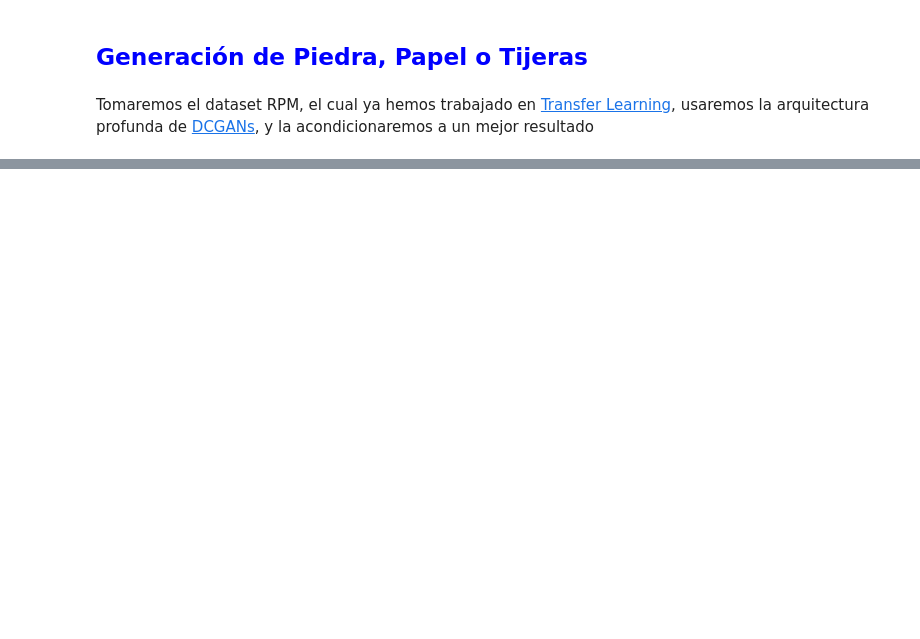
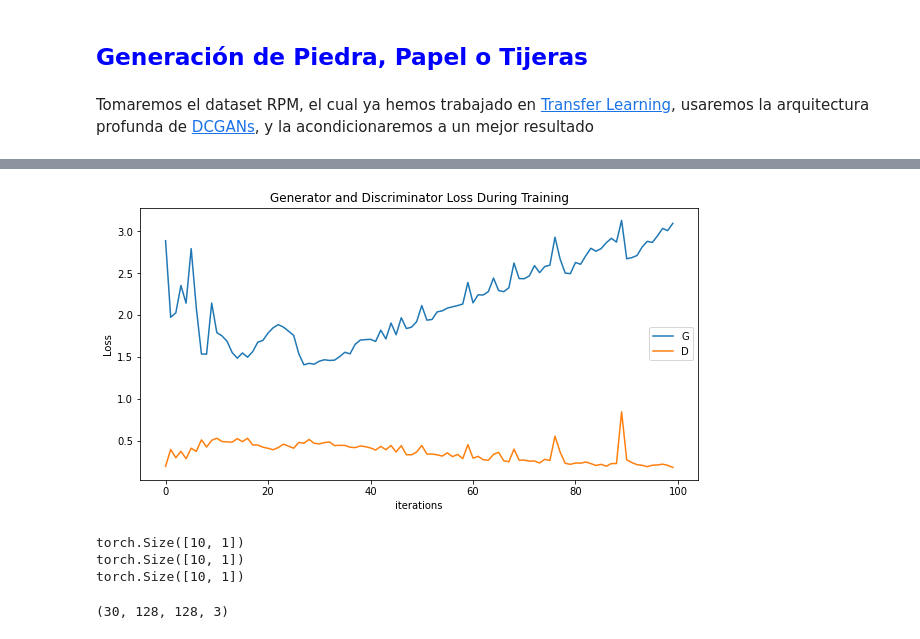
Before and after one commit to AprendizajeProfundo/Diplomado-Avanzado, a Jupyter notebook: Visión Artificial/Cuadernos/GAN_condicional.ipynb, the cells around one changed output, grey strips where cells are left out. Saved outputs shown, nothing was run; the diff lists cells and outputs as text; code cells hidden in the pictures; blank space fills up the shorter version.

```diff
--- a/Visión Artificial/Cuadernos/GAN_condicional.ipynb
+++ b/Visión Artificial/Cuadernos/GAN_condicional.ipynb
@@ -92,0 +286,14 @@ zip_ref.close()
+# %%
+adversarial_loss = nn.BCELoss()
+# %%
+def generator_loss(fake_output, label):
+    gen_loss = adversarial_loss(fake_output, label)
+    return gen_loss
+# %%
+def discriminator_loss(output, label):
+    disc_loss = adversarial_loss(output, label)
+    return disc_loss
+# %%
+learning_rate = 0.0002
+G_optimizer = optim.Adam(generator.parameters(), lr = learning_rate, betas=(0.5, 0.999))
+D_optimizer = optim.Adam(discriminator.parameters(), lr = learning_rate, betas=(0.5, 0.999))
@@ -92,0 +371,60 @@ zip_ref.close()
+# %%
+plt.figure(figsize=(10,5))
+plt.title("Generator and Discriminator Loss During Training")
+plt.plot(G_loss_plot,label="G")
+plt.plot(D_loss_plot,label="D")
+plt.xlabel("iterations")
+plt.ylabel("Loss")
+plt.legend()
+plt.show()
+# %% [output]
+[figure, added]
+# %%
+def generate_latent_points(latent_dim, n_samples, n_classes=3):
+    # generate points in the latent space
+    x_input = np.random.randn(latent_dim * n_samples)
+    # reshape into a batch of inputs for the network
+    z_input = x_input.reshape(n_samples, latent_dim)
+    return z_input
+
+# uniform interpolation between two points in latent space
+def interpolate_points(p1, p2, n_steps=10):
+    # interpolate ratios between the points
+    ratios = np.linspace(0, 1, num=n_steps)
+    # linear interpolate vectors
+    vectors = list()
+    for ratio in ratios:
+        v = (1.0 - ratio) * p1 + ratio * p2
+        vectors.append(v)
+    return np.asarray(vectors)
+
+
+pts = generate_latent_points(100, 3)
+# interpolate points in latent space
+interpolated = interpolate_points(pts[0], pts[1])
+
+interpolated = torch.tensor(interpolated)
+interpolated = interpolated.to(device)
+interpolated = interpolated.type(torch.float32)
+
+output = None
+for label in range(3):
+    labels = torch.ones(10) * label
+    labels = labels.to(device)
+    labels = labels.unsqueeze(1).long()
+    print(labels.size())
+    predictions = generator((interpolated, labels))
+    predictions = predictions.permute(0,2,3,1)
+    pred = predictions.detach().cpu()
+    if output is None:
+        output = pred
+    else:
+        output = np.concatenate((output,pred))
+# %% [output]
+torch.Size([10, 1])
+torch.Size([10, 1])
+torch.Size([10, 1])
+# %%
+output.shape
+# %% [output]
+(30, 128, 128, 3)
```
Also changed, not shown: parts of 16 cells of this notebook.
